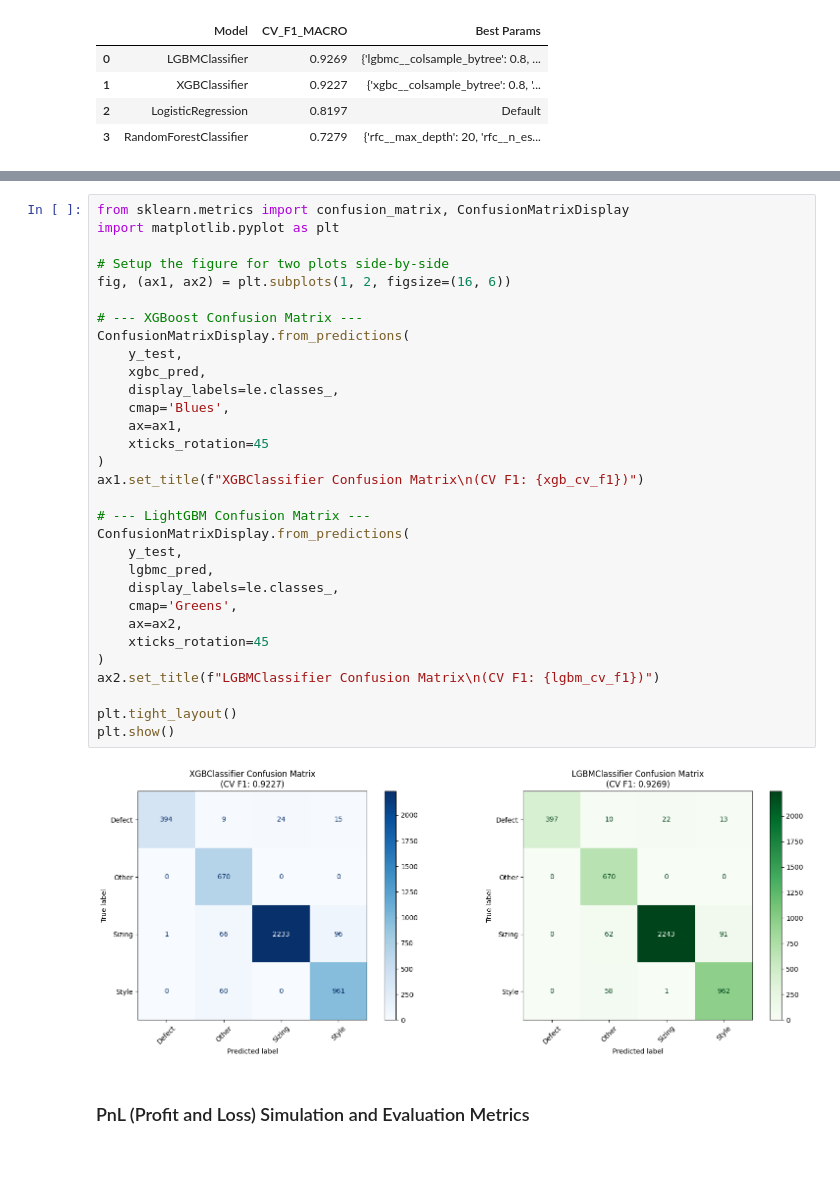
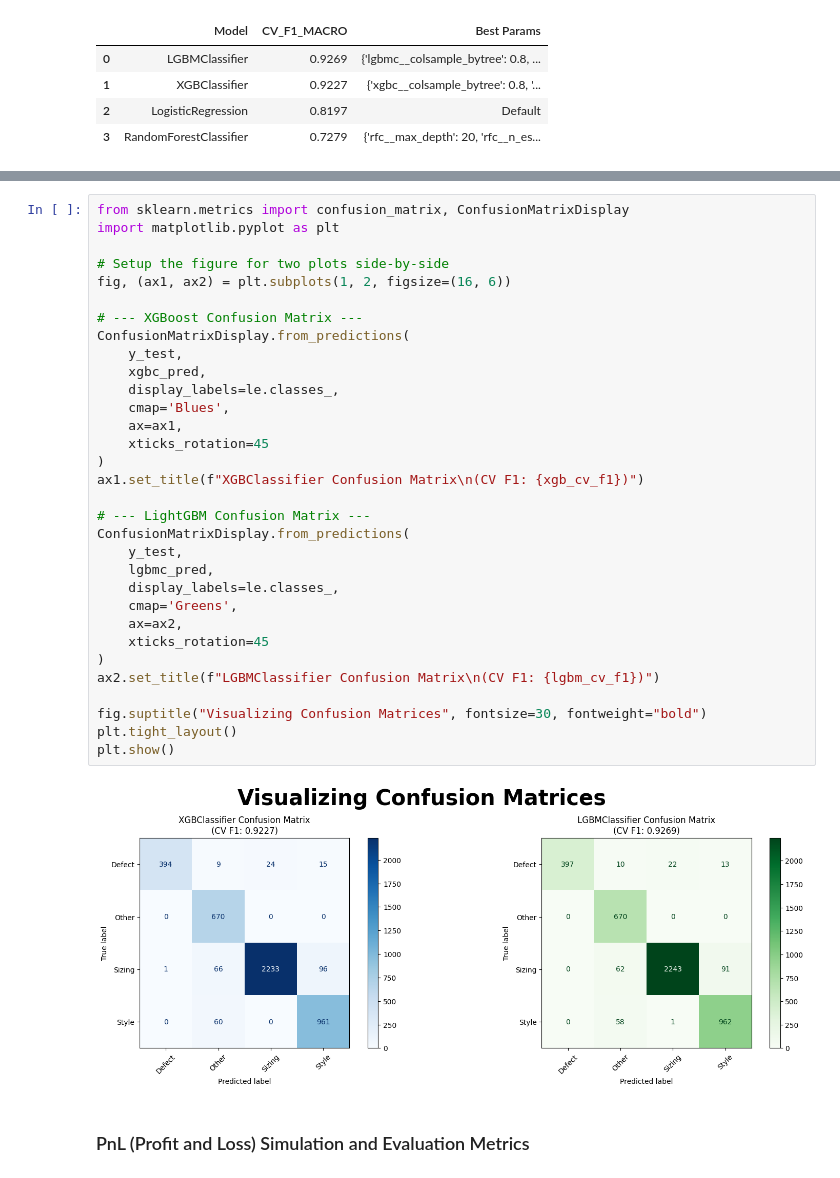
Before and after one commit to GFFB0314/ReturnX-Intelligent-Returns-Classifier, a Jupyter notebook: notebooks/03_nlp_feature_engineering.ipynb, the cells around one changed output, grey strips where cells are left out. Drawn from its saved outputs; the diff is of its cells as text.

```diff
--- a/notebooks/03_nlp_feature_engineering.ipynb
+++ b/notebooks/03_nlp_feature_engineering.ipynb
@@ -638,34 +689,35 @@ from sklearn.metrics import confusion_matrix, ConfusionMatrixDisplay
 import matplotlib.pyplot as plt
 
 # Setup the figure for two plots side-by-side
 fig, (ax1, ax2) = plt.subplots(1, 2, figsize=(16, 6))
 
 # --- XGBoost Confusion Matrix ---
 ConfusionMatrixDisplay.from_predictions(
     y_test,
     xgbc_pred,
     display_labels=le.classes_,
     cmap='Blues',
     ax=ax1,
     xticks_rotation=45
 )
 ax1.set_title(f"XGBClassifier Confusion Matrix\n(CV F1: {xgb_cv_f1})")
 
 # --- LightGBM Confusion Matrix ---
 ConfusionMatrixDisplay.from_predictions(
     y_test,
     lgbmc_pred,
     display_labels=le.classes_,
     cmap='Greens',
     ax=ax2,
     xticks_rotation=45
 )
 ax2.set_title(f"LGBMClassifier Confusion Matrix\n(CV F1: {lgbm_cv_f1})")
 
+fig.suptitle("Visualizing Confusion Matrices", fontsize=30, fontweight="bold")
 plt.tight_layout()
 plt.show()
 # %% [output]
-[figure, old version]
+[figure, new version]
 # %% [markdown]
 ### PnL (Profit and Loss) Simulation and Evaluation Metrics
 # %%
```
Also changed, not shown: parts of 7 cells of this notebook, 17 other files.
